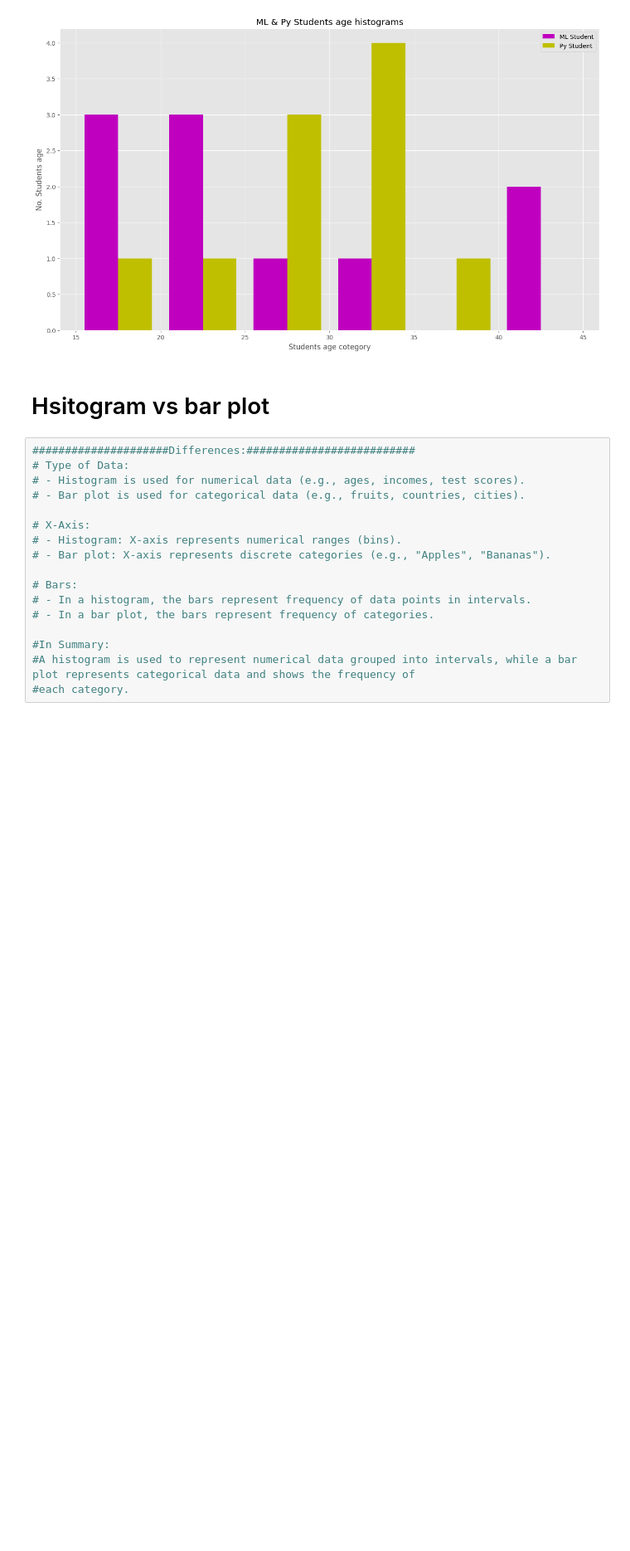
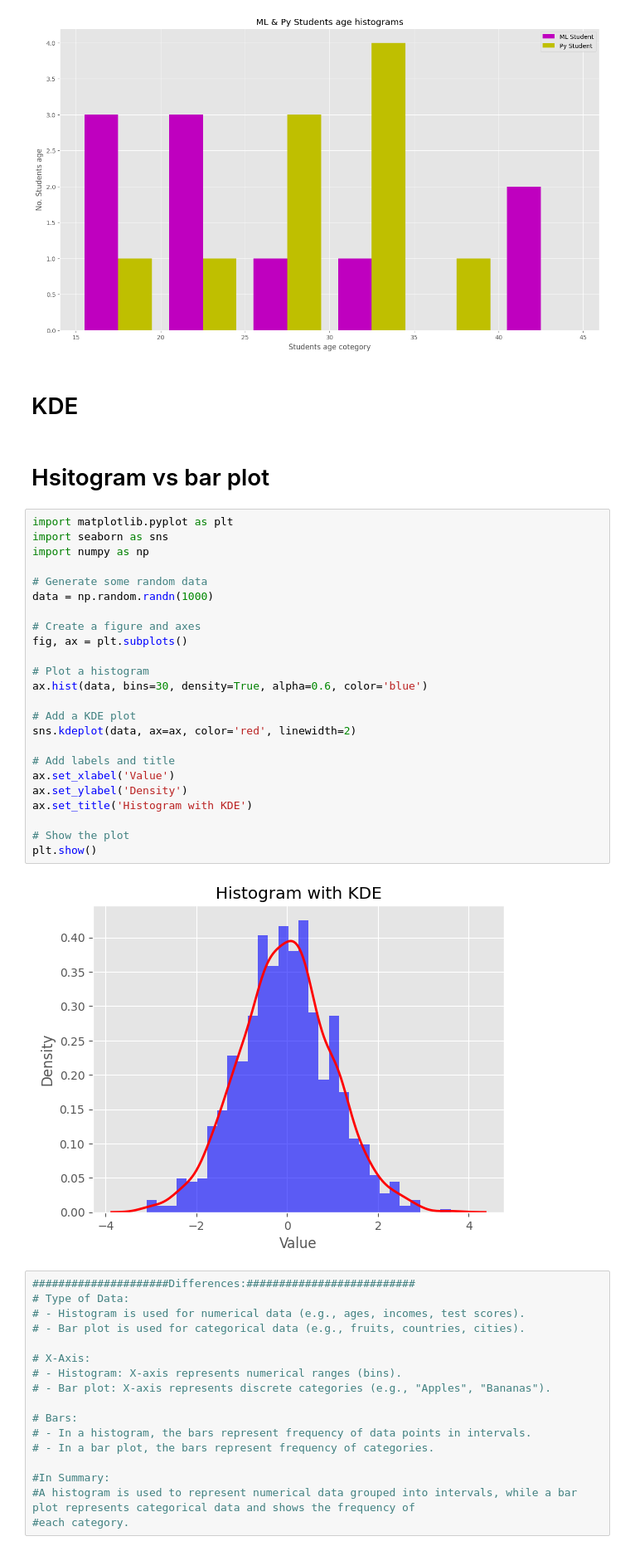
Before and after one commit to BENMEZIAN/Matplotlib-tutorial, a Jupyter notebook: Part_03_Histogram_matplotlib.ipynb, the cells around one changed output. Shown at 83% size. Cells and saved outputs as stored; diff of their text form; blank space fills up the shorter version.

```diff
--- a/Part_03_Histogram_matplotlib.ipynb
+++ b/Part_03_Histogram_matplotlib.ipynb
@@ -130,8 +121,36 @@ plt.legend()
 plt.show()
 # %% [output]
 [figure]
+# %% [markdown]
+# KDE
 # %% [markdown]
 # Hsitogram vs bar plot
+# %%
+import matplotlib.pyplot as plt
+import seaborn as sns
+import numpy as np
+
+# Generate some random data
+data = np.random.randn(1000)
+
+# Create a figure and axes
+fig, ax = plt.subplots()
+
+# Plot a histogram
+ax.hist(data, bins=30, density=True, alpha=0.6, color='blue')
+
+# Add a KDE plot
+sns.kdeplot(data, ax=ax, color='red', linewidth=2)
+
+# Add labels and title
+ax.set_xlabel('Value')
+ax.set_ylabel('Density')
+ax.set_title('Histogram with KDE')
+
+# Show the plot
+plt.show()
+# %% [output]
+[figure, added]
 # %%
 #####################Differences:##########################
 # Type of Data:
```
Also changed, not shown: parts of 3 cells of this notebook.
